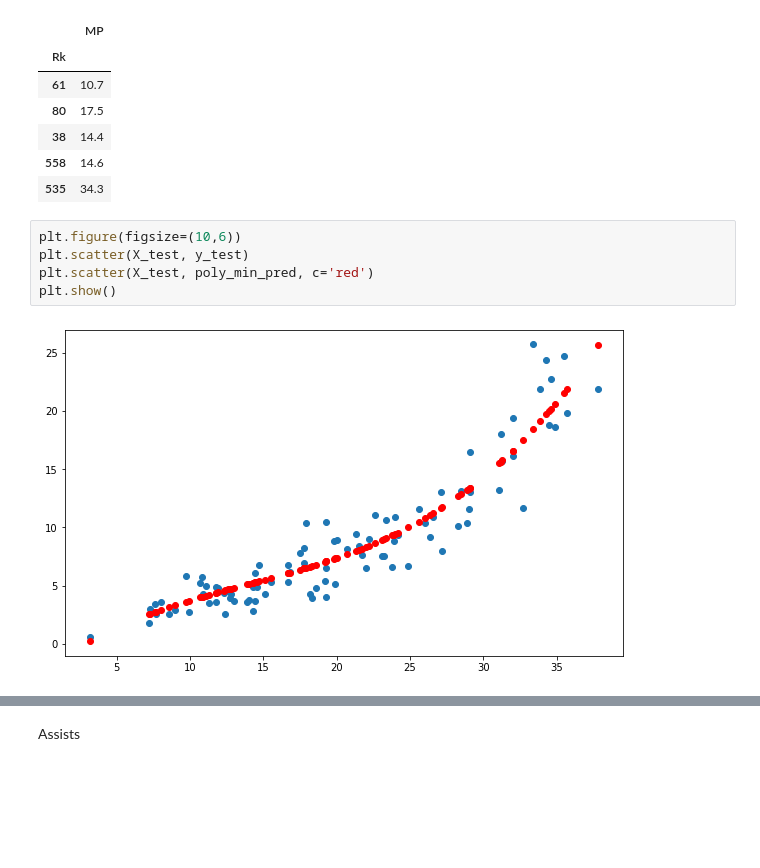
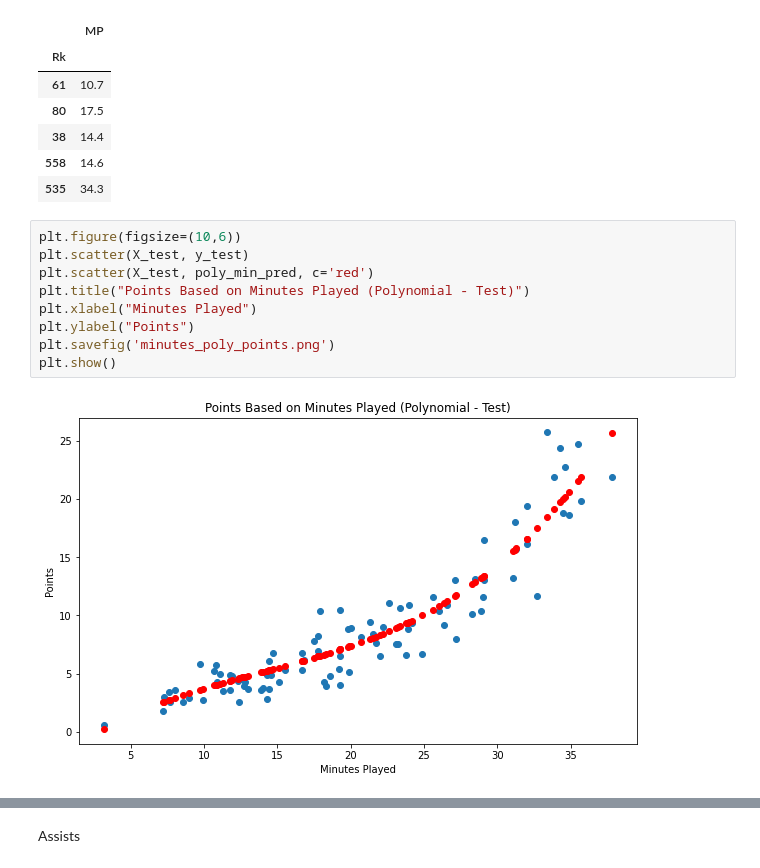
Before and after one commit to MennoCoehoorn/OZNAL, a Jupyter notebook: NBA.ipynb, the cells around one changed output, grey strips where cells are left out. Drawn from its saved outputs; the diff is of its cells as text; blank space fills up the shorter version.

```diff
--- a/NBA.ipynb
+++ b/NBA.ipynb
@@ -949,10 +971,14 @@ X_test.head()
 # %%
 plt.figure(figsize=(10,6))
 plt.scatter(X_test, y_test)
 plt.scatter(X_test, poly_min_pred, c='red')
+plt.title("Points Based on Minutes Played (Polynomial - Test)")
+plt.xlabel("Minutes Played")
+plt.ylabel("Points")
+plt.savefig('minutes_poly_points.png')
 plt.show()
 # %% [output]
-[figure, old version]
+[figure, new version]
 # %%
 ax1 = sns.distplot(y_test, hist=False, color="r", label="Actual Value")
 sns.distplot(poly_min_pred, hist=False, color="b", label="Fitted Values" , ax=ax1)
```
Also changed, not shown: parts of 33 cells of this notebook.
